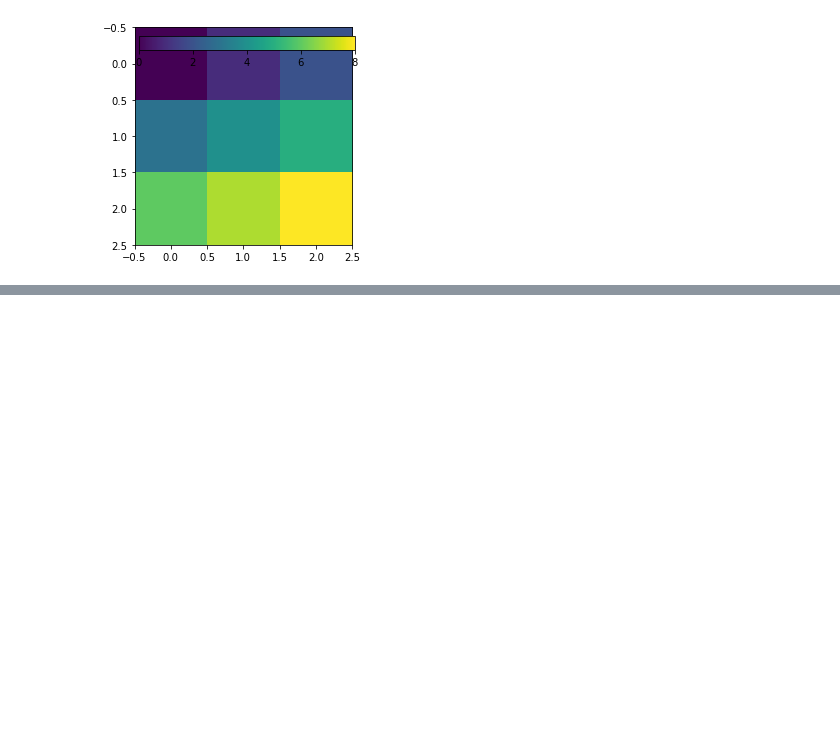
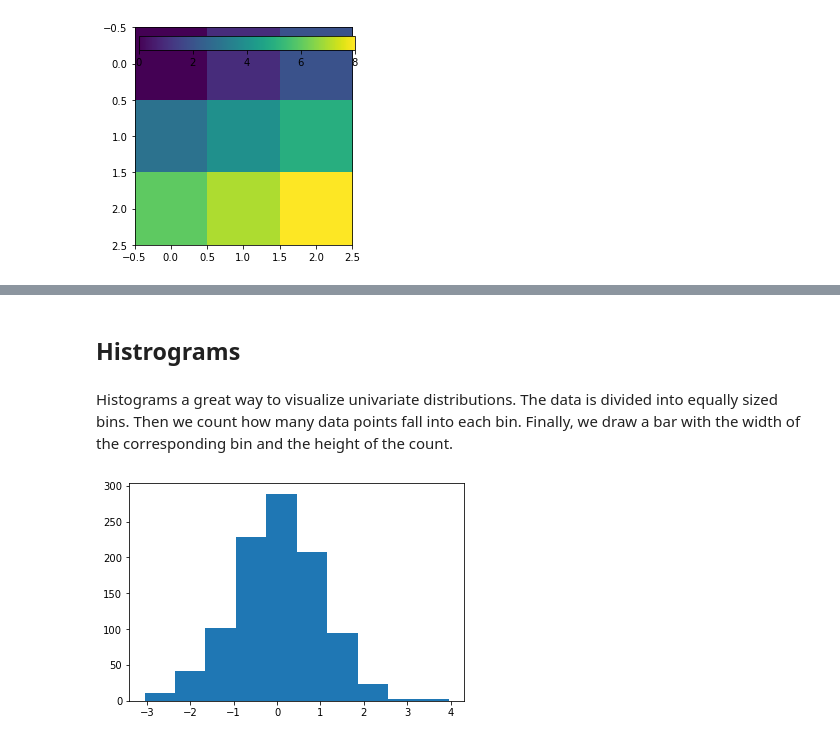
Before and after one commit to HishamAbbassy/PythonTutorial, a Jupyter notebook: Lec5_Matplotlib.ipynb, the cells around one changed output, grey strips where cells are left out. Drawn from its saved outputs; the diff is of its cells as text; code cells hidden in the pictures; blank space fills up the shorter version.

```diff
--- a/Lec5_Matplotlib.ipynb
+++ b/Lec5_Matplotlib.ipynb
@@ -290,0 +348,10 @@ plt.show
+# %% [markdown]
+## Histrograms
+# %% [markdown]
+Histograms a great way to visualize univariate distributions. The data is divided into equally sized bins. Then we count how many data points fall into each bin. Finally, we draw a bar with the width of the corresponding bin and the height of the count.
+# %%
+fig, ax = plt.subplots()
+ax.hist(dist)
+plt.show()
+# %% [output]
+[figure, added]
```
Also changed, not shown: parts of 48 cells of this notebook.
